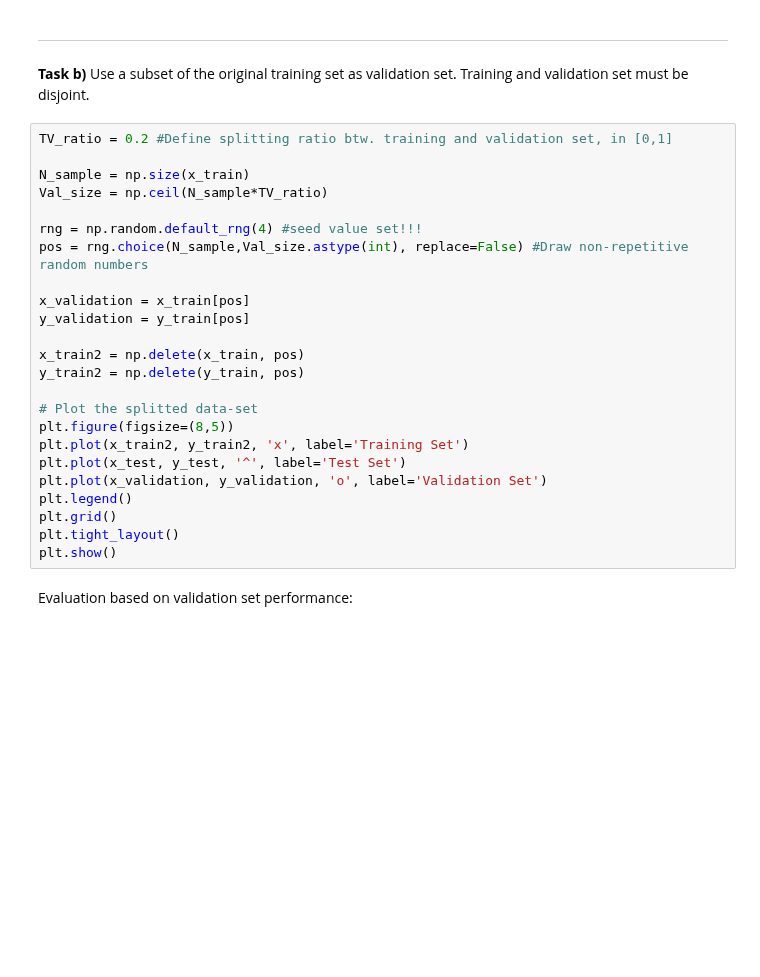
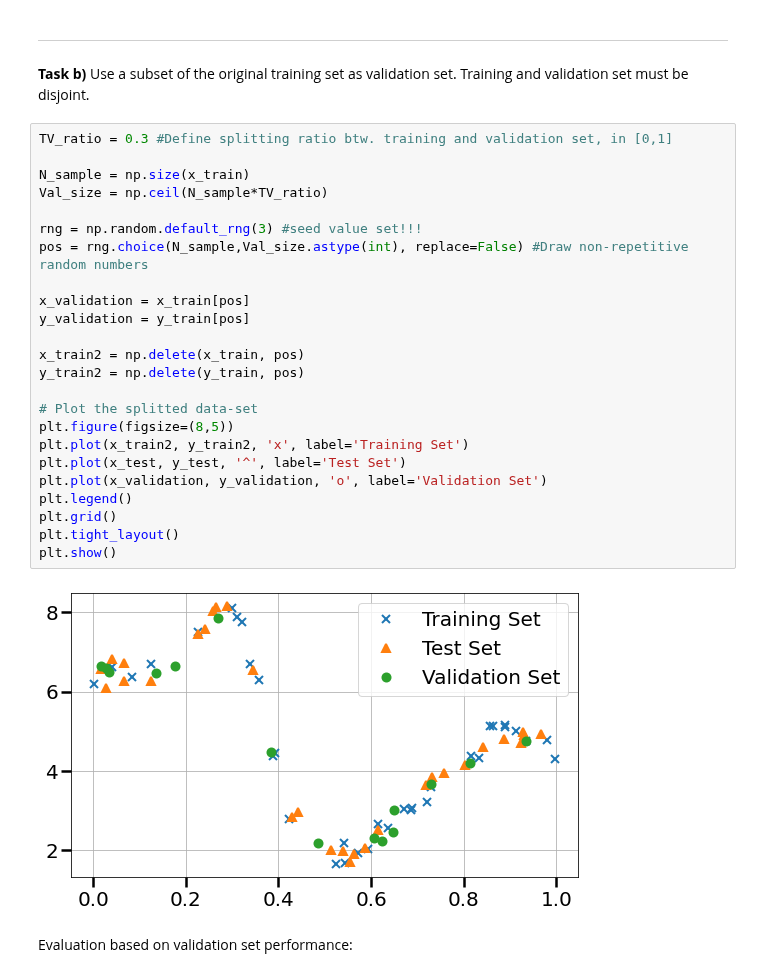
Before and after one commit to FelixSto/NSP_Assignments, a Jupyter notebook: notebooks/assignments/1-1-system-identification.ipynb, the cells around one changed output. Saved outputs shown, nothing was run; the diff lists cells and outputs as text; blank space fills up the shorter version.

```diff
--- a/notebooks/assignments/1-1-system-identification.ipynb
+++ b/notebooks/assignments/1-1-system-identification.ipynb
@@ -129,29 +136,31 @@ plt.show()
 
 **Task b)** Use a subset of the original training set as validation set. Training and validation set must be disjoint.
 # %%
-TV_ratio = 0.2 #Define splitting ratio btw. training and validation set, in [0,1]
+TV_ratio = 0.3 #Define splitting ratio btw. training and validation set, in [0,1]
 
 N_sample = np.size(x_train)
 Val_size = np.ceil(N_sample*TV_ratio)
 
-rng = np.random.default_rng(4) #seed value set!!!
+rng = np.random.default_rng(3) #seed value set!!!
 pos = rng.choice(N_sample,Val_size.astype(int), replace=False) #Draw non-repetitive random numbers
 
 x_validation = x_train[pos]
 y_validation = y_train[pos]
 
 x_train2 = np.delete(x_train, pos)
 y_train2 = np.delete(y_train, pos)
 
 # Plot the splitted data-set
 plt.figure(figsize=(8,5))
 plt.plot(x_train2, y_train2, 'x', label='Training Set')
 plt.plot(x_test, y_test, '^', label='Test Set')
 plt.plot(x_validation, y_validation, 'o', label='Validation Set')
 plt.legend()
 plt.grid()
 plt.tight_layout()
 plt.show()
+# %% [output]
+[figure, added]
 # %% [markdown]
 Evaluation based on validation set performance:
 # %%
```
Also changed, not shown: parts of 6 cells of this notebook.
